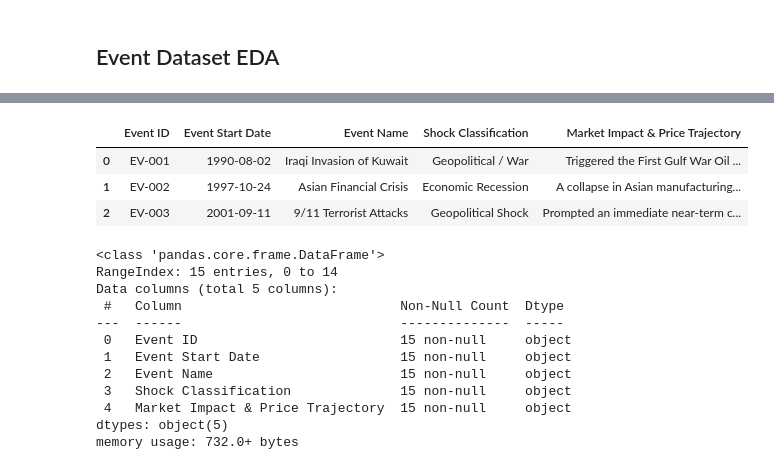
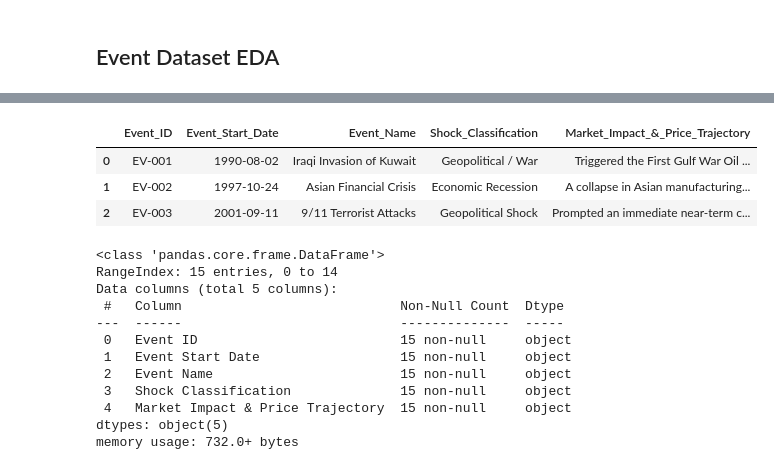
Before and after one commit to Rakeb-sys/Statistical-Modeling-of-Time-Series-Data, a Jupyter notebook: notebooks/eda_change.ipynb, the cells around one changed output, grey strips where cells are left out. Drawn from its saved outputs; the diff is of its cells as text; code cells hidden in the pictures.

Commit message:
feat(fix): load geopolitical events

```diff
--- a/notebooks/eda_change.ipynb
+++ b/notebooks/eda_change.ipynb
@@ -104,6 +104,6 @@ Data Timeframe: 1987-05-20 00:00:00 to 2022-11-14 00:00:00
 # %% [markdown]
 ## Event Dataset EDA
 # %%
-df_ev = pd.read_csv('../data/raw/event_dataset.csv')
+df_ev = load_geopolitical_events("../data/event_dataset.csv")
 df_ev.head(3)
 # %% [output]
@@ -110,4 +112,4 @@ df_ev.head(3)
-|  | Event ID | Event Start Date | Event Name | Shock Classification | Market Impact & Price Trajectory |
+|  | Event_ID | Event_Start_Date | Event_Name | Shock_Classification | Market_Impact_&_Price_Trajectory |
 | 0 | EV-001 | 1990-08-02 | Iraqi Invasion of Kuwait | Geopolitical / War | Triggered the First Gulf War Oil ... |
 | 1 | EV-002 | 1997-10-24 | Asian Financial Crisis | Economic Recession | A collapse in Asian manufacturing... |
 | 2 | EV-003 | 2001-09-11 | 9/11 Terrorist Attacks | Geopolitical Shock | Prompted an immediate near-term c... |
```
Also changed, not shown: parts of 2 cells of this notebook, 1 other file.
